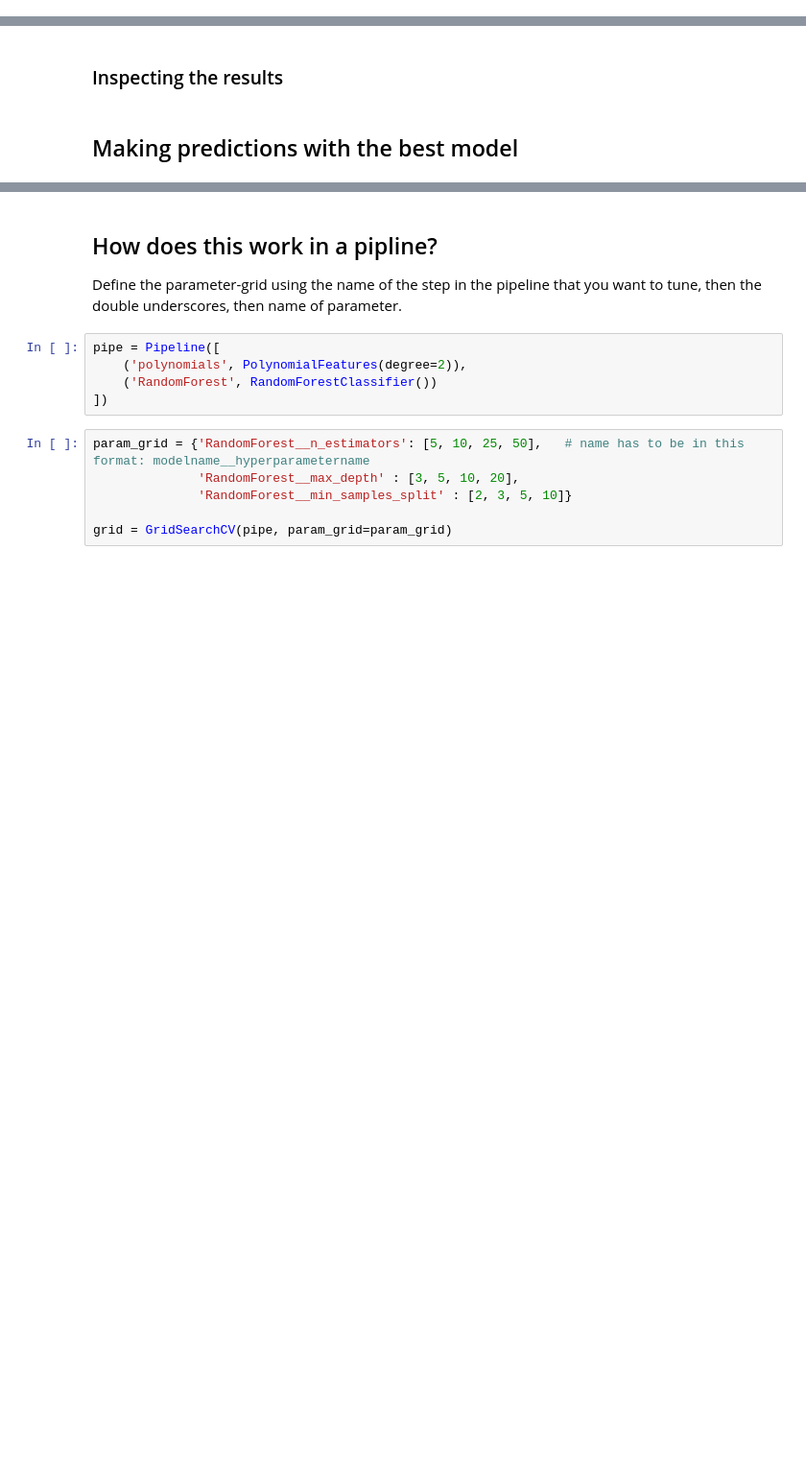
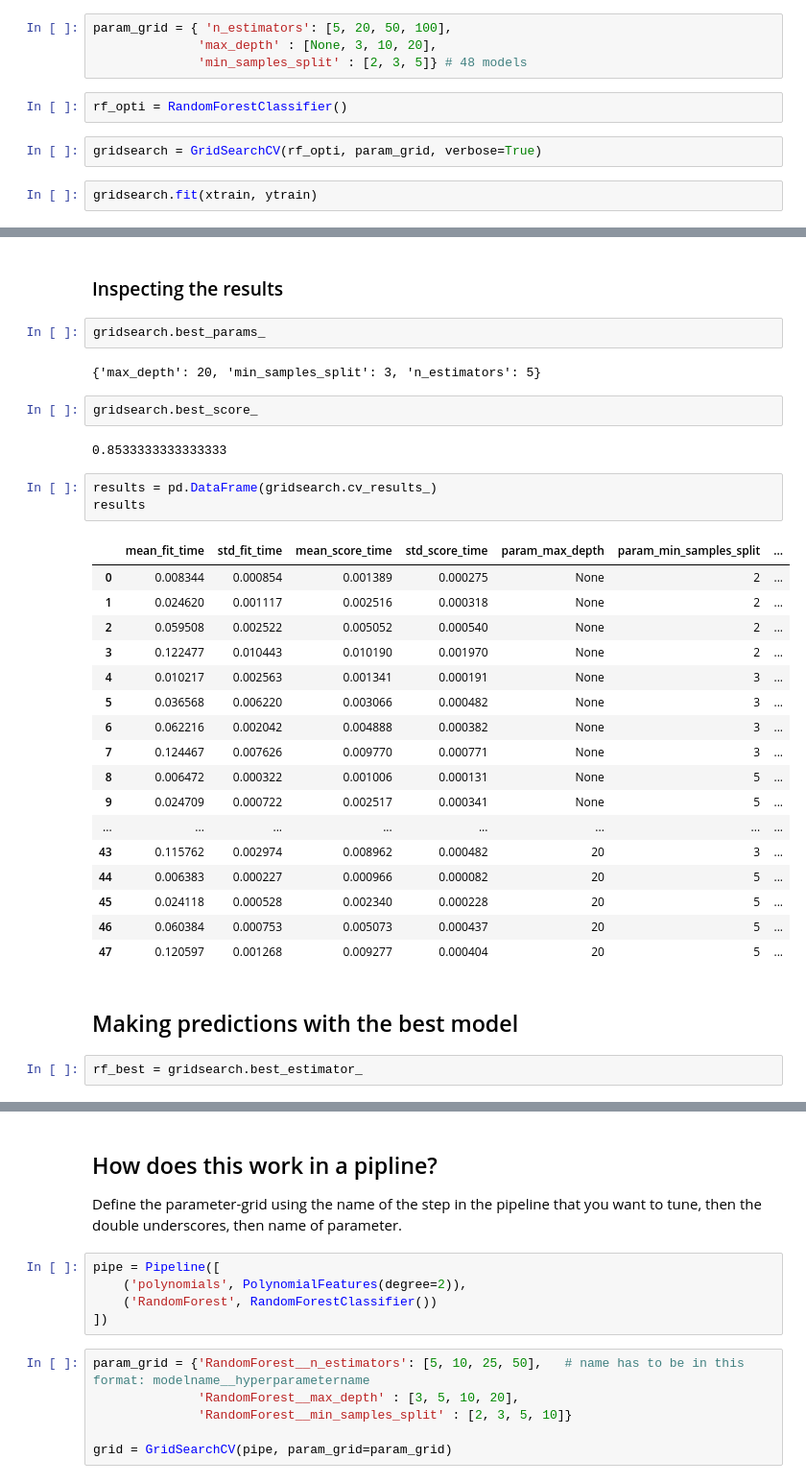
Before and after one commit to GParolini/spiced_academy_projects, a Jupyter notebook: week3_files/Hyperparameter_Optimization_VanillaVectors.ipynb, the cells around one changed output, grey strips where cells are left out. Shown at 96% size. Saved outputs shown, nothing was run; the diff lists cells and outputs as text; blank space fills up the shorter version.

```diff
--- a/week3_files/Hyperparameter_Optimization_VanillaVectors.ipynb
+++ b/week3_files/Hyperparameter_Optimization_VanillaVectors.ipynb
@@ -22,3 +83,13 @@ from sklearn.model_selection import train_test_split, cross_val_score
 Instead of trying out different hyperparameters and -values manually, we can use a Grid Search, where we provide a dictionary with parameters that will be "searched" for the best model.
 # %%
 from sklearn.model_selection import GridSearchCV
+# %%
+param_grid = { 'n_estimators': [5, 20, 50, 100],
+              'max_depth' : [None, 3, 10, 20],
+              'min_samples_split' : [2, 3, 5]} # 48 models
+# %%
+rf_opti = RandomForestClassifier()
+# %%
+gridsearch = GridSearchCV(rf_opti, param_grid, verbose=True)
+# %%
+gridsearch.fit(xtrain, ytrain)
@@ -25,4 +103,35 @@ from sklearn.model_selection import GridSearchCV
 # %% [markdown]
 ### Inspecting the results
+# %%
+gridsearch.best_params_
+# %% [output]
+{'max_depth': 20, 'min_samples_split': 3, 'n_estimators': 5}
+# %%
+gridsearch.best_score_
+# %% [output]
+0.8533333333333333
+# %%
+results = pd.DataFrame(gridsearch.cv_results_)
+results
+# %% [output]
+|  | mean_fit_time | std_fit_time | mean_score_time | std_score_time | param_max_depth | param_min_samples_split | ... |
+| 0 | 0.008344 | 0.000854 | 0.001389 | 0.000275 | None | 2 | ... |
+| 1 | 0.024620 | 0.001117 | 0.002516 | 0.000318 | None | 2 | ... |
+| 2 | 0.059508 | 0.002522 | 0.005052 | 0.000540 | None | 2 | ... |
+| 3 | 0.122477 | 0.010443 | 0.010190 | 0.001970 | None | 2 | ... |
+| 4 | 0.010217 | 0.002563 | 0.001341 | 0.000191 | None | 3 | ... |
+| 5 | 0.036568 | 0.006220 | 0.003066 | 0.000482 | None | 3 | ... |
+| 6 | 0.062216 | 0.002042 | 0.004888 | 0.000382 | None | 3 | ... |
+| 7 | 0.124467 | 0.007626 | 0.009770 | 0.000771 | None | 3 | ... |
+| 8 | 0.006472 | 0.000322 | 0.001006 | 0.000131 | None | 5 | ... |
+| 9 | 0.024709 | 0.000722 | 0.002517 | 0.000341 | None | 5 | ... |
+| ... | ... | ... | ... | ... | ... | ... | ... |
+| 43 | 0.115762 | 0.002974 | 0.008962 | 0.000482 | 20 | 3 | ... |
+| 44 | 0.006383 | 0.000227 | 0.000966 | 0.000082 | 20 | 5 | ... |
+| 45 | 0.024118 | 0.000528 | 0.002340 | 0.000228 | 20 | 5 | ... |
+| 46 | 0.060384 | 0.000753 | 0.005073 | 0.000437 | 20 | 5 | ... |
+| 47 | 0.120597 | 0.001268 | 0.009277 | 0.000404 | 20 | 5 | ... |
 # %% [markdown]
 ## Making predictions with the best model
+# %%
+rf_best = gridsearch.best_estimator_
```
Also changed, not shown: parts of 15 cells of this notebook, 5 other files.
